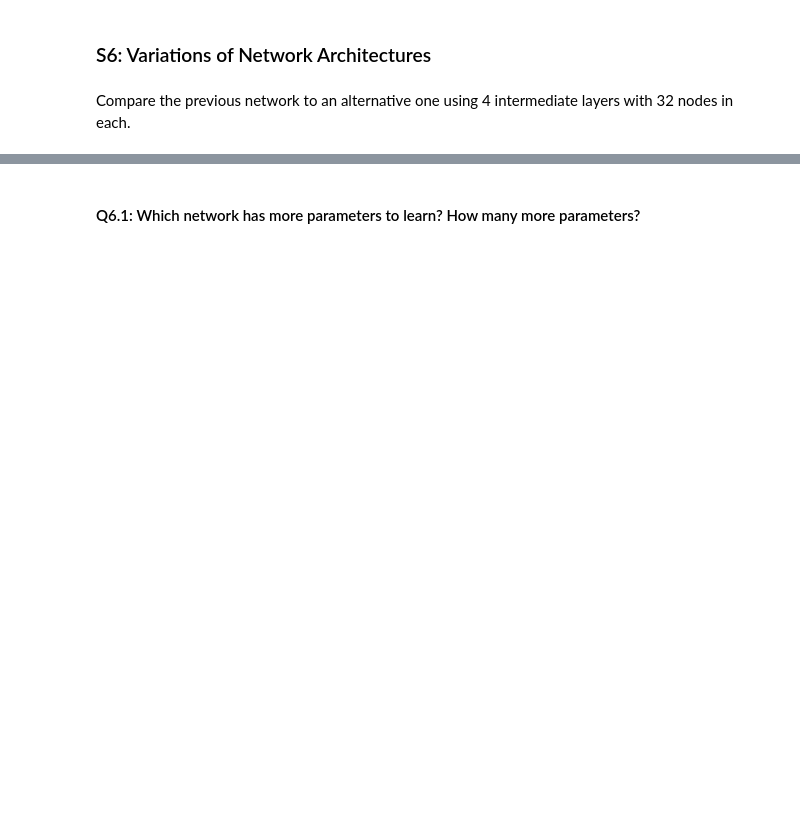
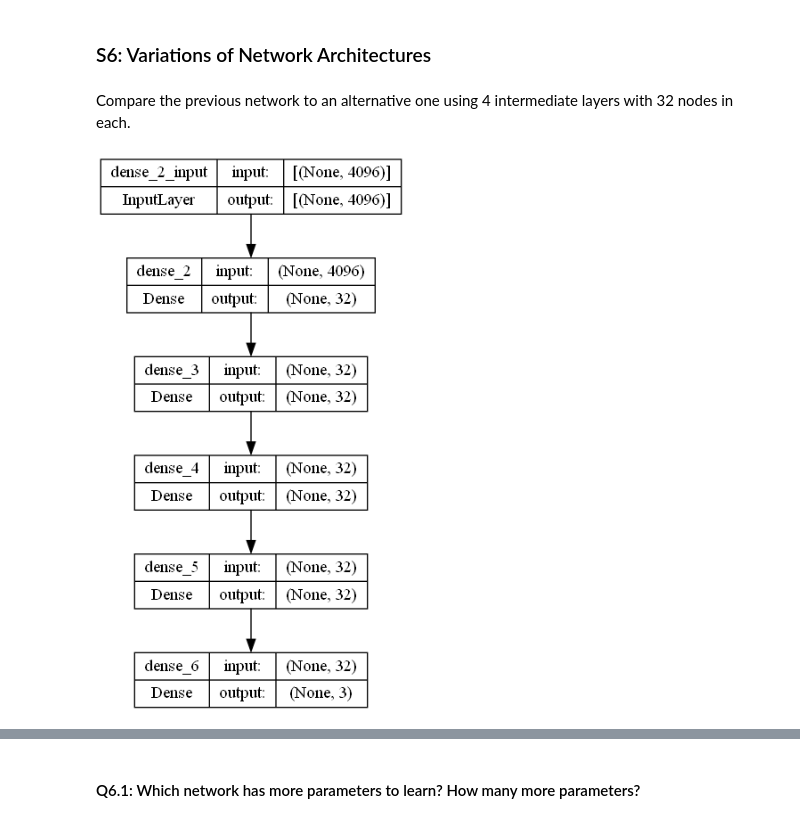
Before and after one commit to nlebovits/MUSA-650_Spring2023, a Jupyter notebook: Homeworks/Homework3.ipynb, the cells around one changed output, grey strips where cells are left out. Cells and saved outputs as stored; diff of their text form; code cells hidden in the pictures; blank space fills up the shorter version.

```diff
--- a/Homeworks/Homework3.ipynb
+++ b/Homeworks/Homework3.ipynb
@@ -455 +439,6 @@ Compare the previous network to an alternative one using 4 intermediate layers w
+# %%
+from keras.utils.vis_utils import plot_model
+plot_model(model_two, show_shapes=True, show_layer_names=True)
+# %% [output]
+[figure, added]
 # %%
```
Also changed, not shown: parts of 17 cells of this notebook.
